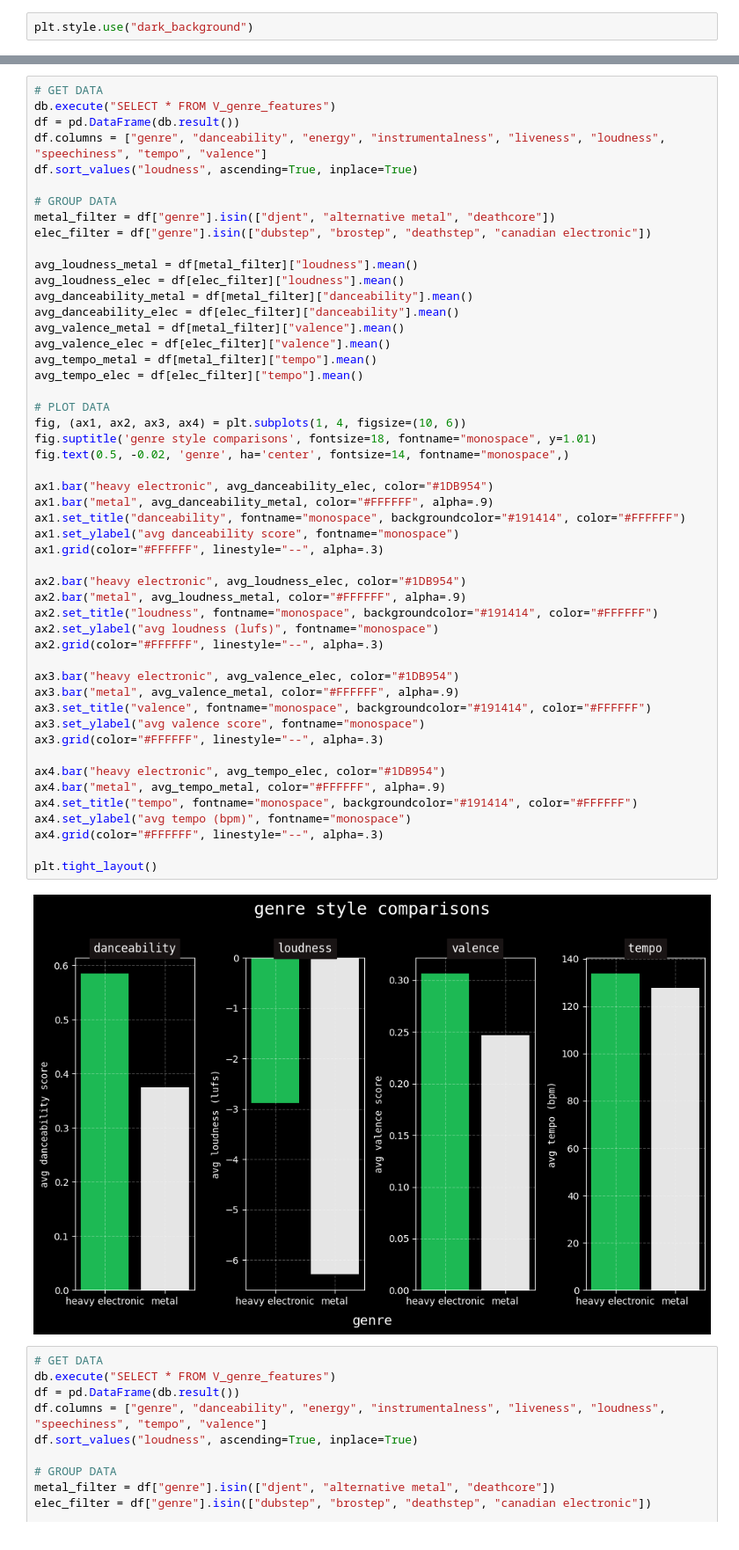
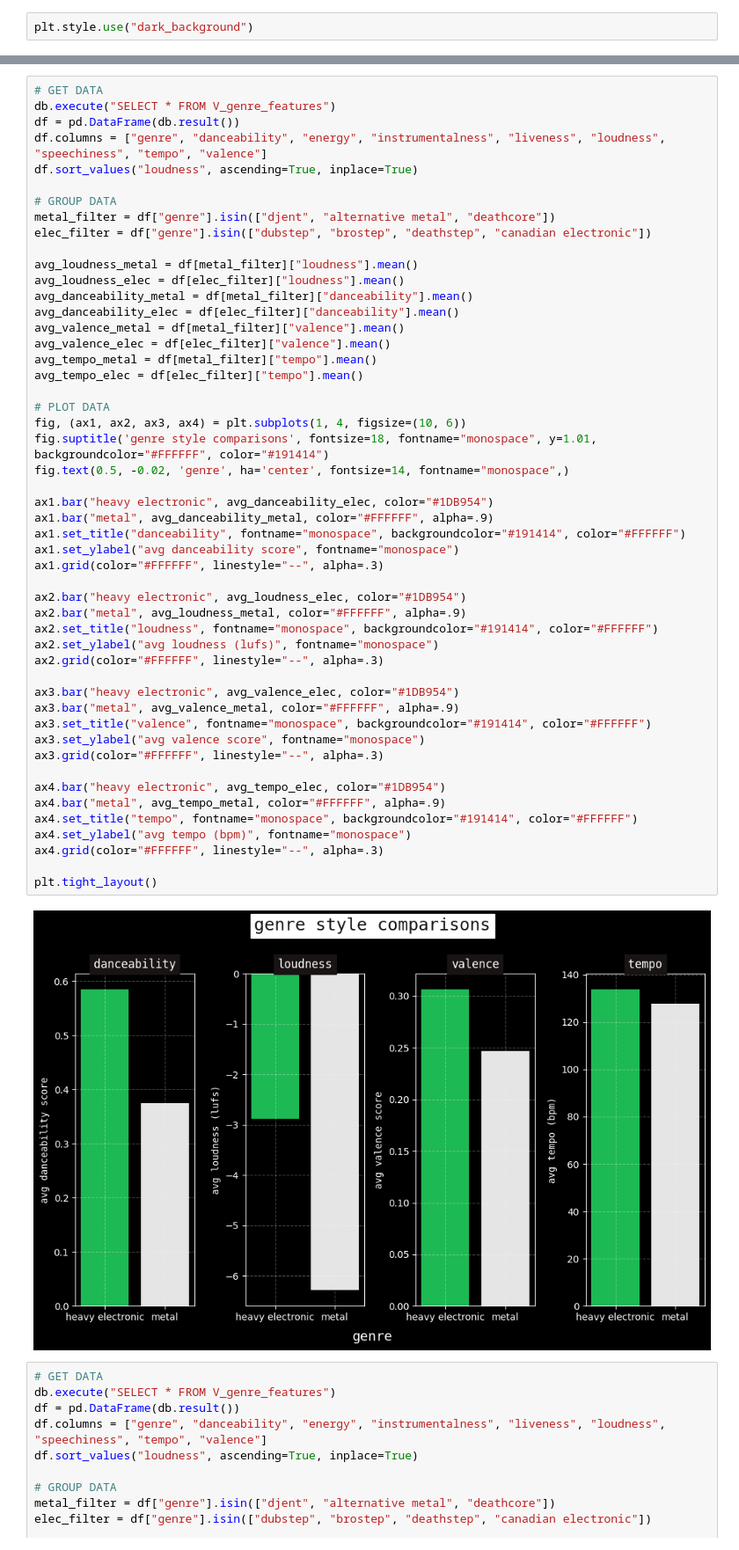
Before and after one commit to nick-esqueda/vanguard_de_project, a Jupyter notebook: visualizations.ipynb, the cells around one changed output, grey strips where cells are left out. Shown at 88% size. Saved outputs shown, nothing was run; the diff lists cells and outputs as text.

```diff
--- a/visualizations.ipynb
+++ b/visualizations.ipynb
@@ -67,36 +70,36 @@ avg_tempo_elec = df[elec_filter]["tempo"].mean()
 
 # PLOT DATA
 fig, (ax1, ax2, ax3, ax4) = plt.subplots(1, 4, figsize=(10, 6))
-fig.suptitle('genre style comparisons', fontsize=18, fontname="monospace", y=1.01)
+fig.suptitle('genre style comparisons', fontsize=18, fontname="monospace", y=1.01, backgroundcolor="#FFFFFF", color="#191414")
 fig.text(0.5, -0.02, 'genre', ha='center', fontsize=14, fontname="monospace",)
 
 ax1.bar("heavy electronic", avg_danceability_elec, color="#1DB954")
 ax1.bar("metal", avg_danceability_metal, color="#FFFFFF", alpha=.9)
 ax1.set_title("danceability", fontname="monospace", backgroundcolor="#191414", color="#FFFFFF")
 ax1.set_ylabel("avg danceability score", fontname="monospace")
 ax1.grid(color="#FFFFFF", linestyle="--", alpha=.3)
 
 ax2.bar("heavy electronic", avg_loudness_elec, color="#1DB954")
 ax2.bar("metal", avg_loudness_metal, color="#FFFFFF", alpha=.9)
 ax2.set_title("loudness", fontname="monospace", backgroundcolor="#191414", color="#FFFFFF")
 ax2.set_ylabel("avg loudness (lufs)", fontname="monospace")
 ax2.grid(color="#FFFFFF", linestyle="--", alpha=.3)
 
 ax3.bar("heavy electronic", avg_valence_elec, color="#1DB954")
 ax3.bar("metal", avg_valence_metal, color="#FFFFFF", alpha=.9)
 ax3.set_title("valence", fontname="monospace", backgroundcolor="#191414", color="#FFFFFF")
 ax3.set_ylabel("avg valence score", fontname="monospace")
 ax3.grid(color="#FFFFFF", linestyle="--", alpha=.3)
 
 ax4.bar("heavy electronic", avg_tempo_elec, color="#1DB954")
 ax4.bar("metal", avg_tempo_metal, color="#FFFFFF", alpha=.9)
 ax4.set_title("tempo", fontname="monospace", backgroundcolor="#191414", color="#FFFFFF")
 ax4.set_ylabel("avg tempo (bpm)", fontname="monospace")
 ax4.grid(color="#FFFFFF", linestyle="--", alpha=.3)
 
 plt.tight_layout()
 # %% [output]
-[figure, old version]
+[figure, new version]
 # %%
 # GET DATA
 db.execute("SELECT * FROM V_genre_features")
```
Also changed, not shown: parts of 1 cell of this notebook, 4 other files.
